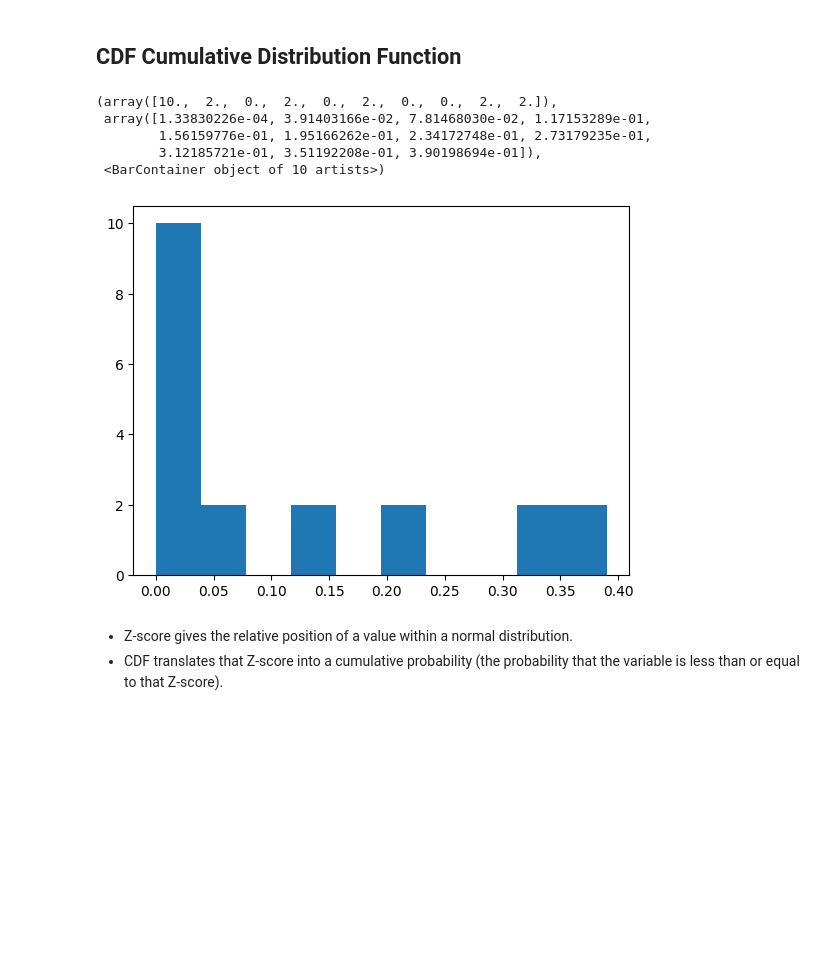
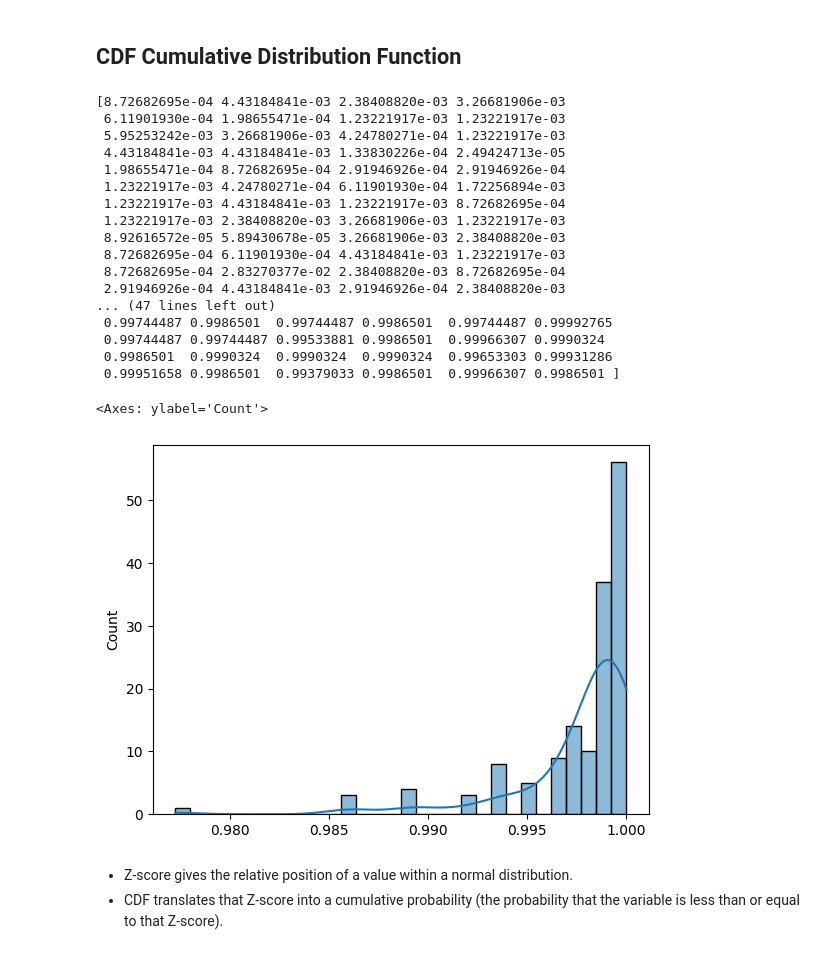
Before and after one commit to svgoudar/data_science_tutorial, a Jupyter notebook: 1.Statistics/practical_statistics_basics.ipynb, the cells around one changed output. Drawn from its saved outputs; the diff is of its cells as text; code cells hidden in the pictures; blank space fills up the shorter version.

```diff
--- a/1.Statistics/practical_statistics_basics.ipynb
+++ b/1.Statistics/practical_statistics_basics.ipynb
@@ -468,19 +468,44 @@ sbn.histplot(data, kde=True, color='g', label='Data Histogram')
 # %%
 from scipy.stats import norm
 import numpy as np
 import matplotlib.pyplot as plot
+import seaborn as sbn
+iris =  sbn.load_dataset("iris")
+
 x = np.linspace(-4, 4, 20)
-pdf = norm.pdf(x, 0, 1)
+pdf = norm.pdf(iris['sepal_width'], 0, 1)
+cdf = norm.cdf(iris['sepal_width'],0,1)
+print(pdf)
+print(cdf)
 # plot.plot(x,pdf)
-plot.hist(pdf, bins=10)
+# plot.hist(cdf, bins=10)
+# sbn.histplot(iris['sepal_width'],kde=True)
+sbn.histplot(cdf,kde=True)
+# sbn.histplot(cdf,kde=True)
+
+
+
 # plot.hist(x,)
 # %% [output]
-(array([10.,  2.,  0.,  2.,  0.,  2.,  0.,  0.,  2.,  2.]),
- array([1.33830226e-04, 3.91403166e-02, 7.81468030e-02, 1.17153289e-01,
-        1.56159776e-01, 1.95166262e-01, 2.34172748e-01, 2.73179235e-01,
-        3.12185721e-01, 3.51192208e-01, 3.90198694e-01]),
- <BarContainer object of 10 artists>)
+[8.72682695e-04 4.43184841e-03 2.38408820e-03 3.26681906e-03
+ 6.11901930e-04 1.98655471e-04 1.23221917e-03 1.23221917e-03
+ 5.95253242e-03 3.26681906e-03 4.24780271e-04 1.23221917e-03
+ 4.43184841e-03 4.43184841e-03 1.33830226e-04 2.49424713e-05
+ 1.98655471e-04 8.72682695e-04 2.91946926e-04 2.91946926e-04
+ 1.23221917e-03 4.24780271e-04 6.11901930e-04 1.72256894e-03
+ 1.23221917e-03 4.43184841e-03 1.23221917e-03 8.72682695e-04
+ 1.23221917e-03 2.38408820e-03 3.26681906e-03 1.23221917e-03
+ 8.92616572e-05 5.89430678e-05 3.26681906e-03 2.38408820e-03
+ 8.72682695e-04 6.11901930e-04 4.43184841e-03 1.23221917e-03
+ 8.72682695e-04 2.83270377e-02 2.38408820e-03 8.72682695e-04
+ 2.91946926e-04 4.43184841e-03 2.91946926e-04 2.38408820e-03
+... (47 lines left out)
+ 0.99744487 0.9986501  0.99744487 0.9986501  0.99744487 0.99992765
+ 0.99744487 0.99744487 0.99533881 0.9986501  0.99966307 0.9990324
+ 0.9986501  0.9990324  0.9990324  0.9990324  0.99653303 0.99931286
+ 0.99951658 0.9986501  0.99379033 0.9986501  0.99966307 0.9986501 ]
+<Axes: ylabel='Count'>
-[figure, old version]
+[figure, new version]
 # %% [markdown]
 - Z-score gives the relative position of a value within a normal distribution.
 - CDF translates that Z-score into a cumulative probability (the probability that the variable is less than or equal to that Z-score).
```
Also changed, not shown: parts of 1 cell of this notebook, 29 other files.
